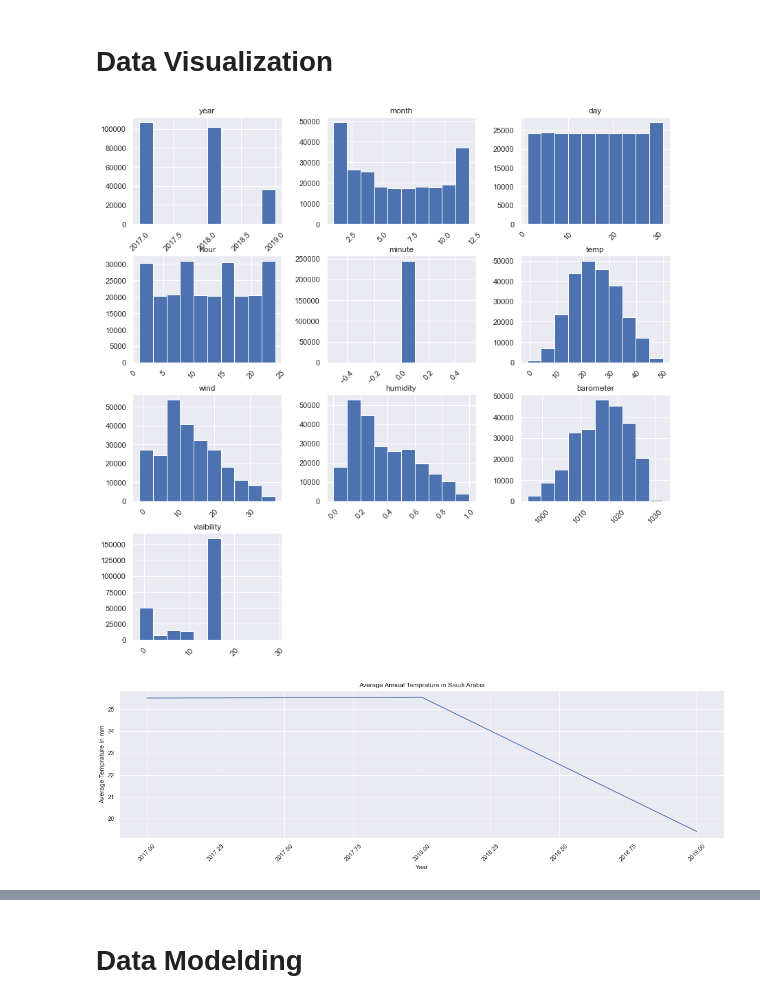
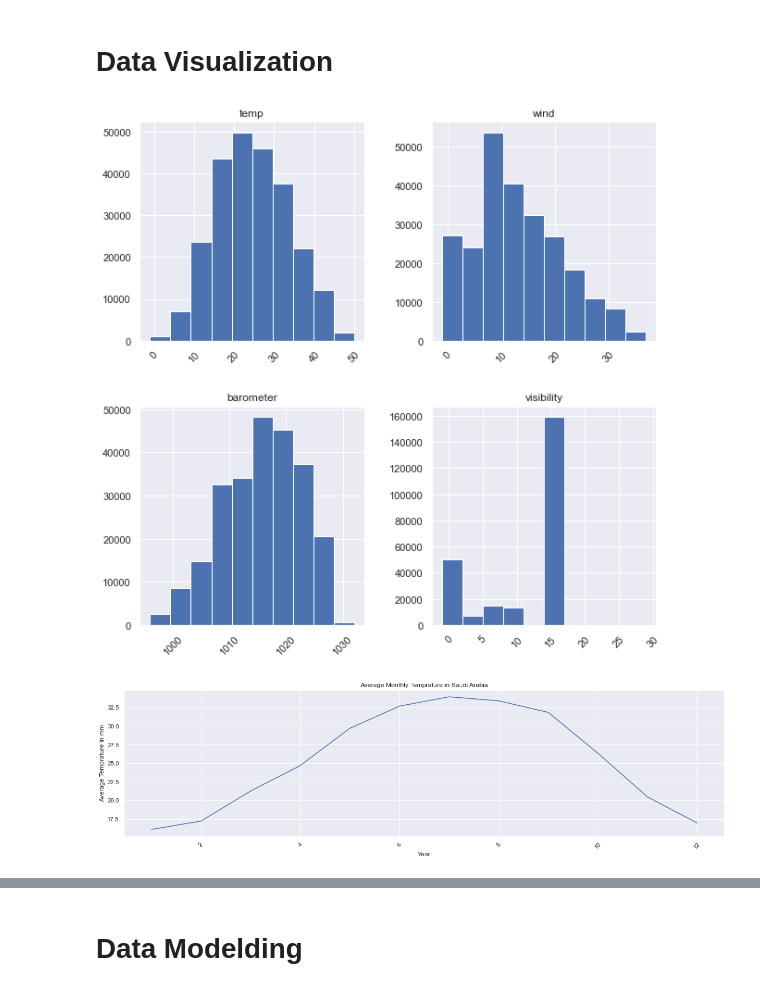
Before and after one commit to M0hannad/KSA_Weather_Prediction, a Jupyter notebook: Notebook/PROJECT.ipynb, the cells around one changed output, grey strips where cells are left out. Cells and saved outputs as stored; diff of their text form; code cells hidden in the pictures.

```diff
--- a/Notebook/PROJECT.ipynb
+++ b/Notebook/PROJECT.ipynb
@@ -18,4 +20,4 @@ warnings.filterwarnings("ignore")
 # %%
 # Reading the csv file and nameing the DataFrame.
 
-df = pd.read_csv(r'C:\Users\Mohannad\Documents\DS_course_project\data\weather-sa-2017-2019-clean.csv')
+df = pd.read_csv('../data/weather-sa-2017-2019-clean.csv')
@@ -260,20 +244,20 @@ Name: temp, dtype: float64
 # %%
 # Plot each numirical feature in a historgram
 
-df.hist(figsize=(14,14), xrot=45)
+df.hist(figsize=(10,10), column =[ 'temp', 'wind', 'barometer', 'visibility'], xrot=45)
 plt.show()
 # %% [output]
-[figure, old version]
+[figure, new version]
 # %%
 plt.figure(figsize = [20,5]) #[width, height]
-df.groupby(['year'])['temp'].mean().plot()
-plt.title( 'Average Annual Temprature in Saudi Arabia')
+df.groupby(['month'])['temp'].mean().plot()
+plt.title( 'Average Monthly Temprature in Saudi Arabia')
 plt.ylabel('Average Temprature in mm')
 plt.xlabel('Year')
 plt.xticks(rotation=45)
 plt.show()
 # %% [output]
-[figure, old version]
+[figure, new version]
 # %%
 sns.set_style('whitegrid')
 plt.subplots(figsize=(20,8))
```
Also changed, not shown: parts of 32 cells of this notebook.
